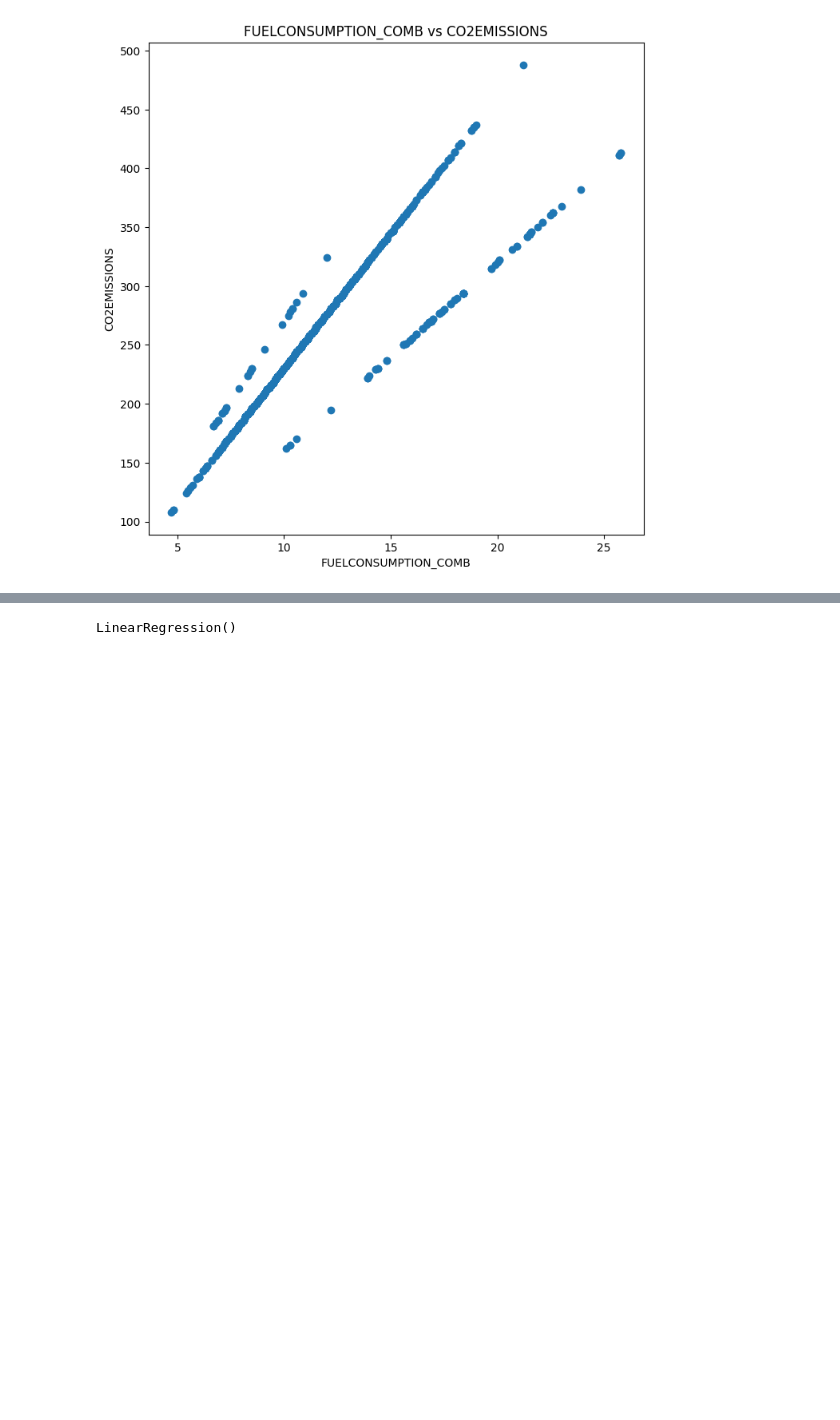
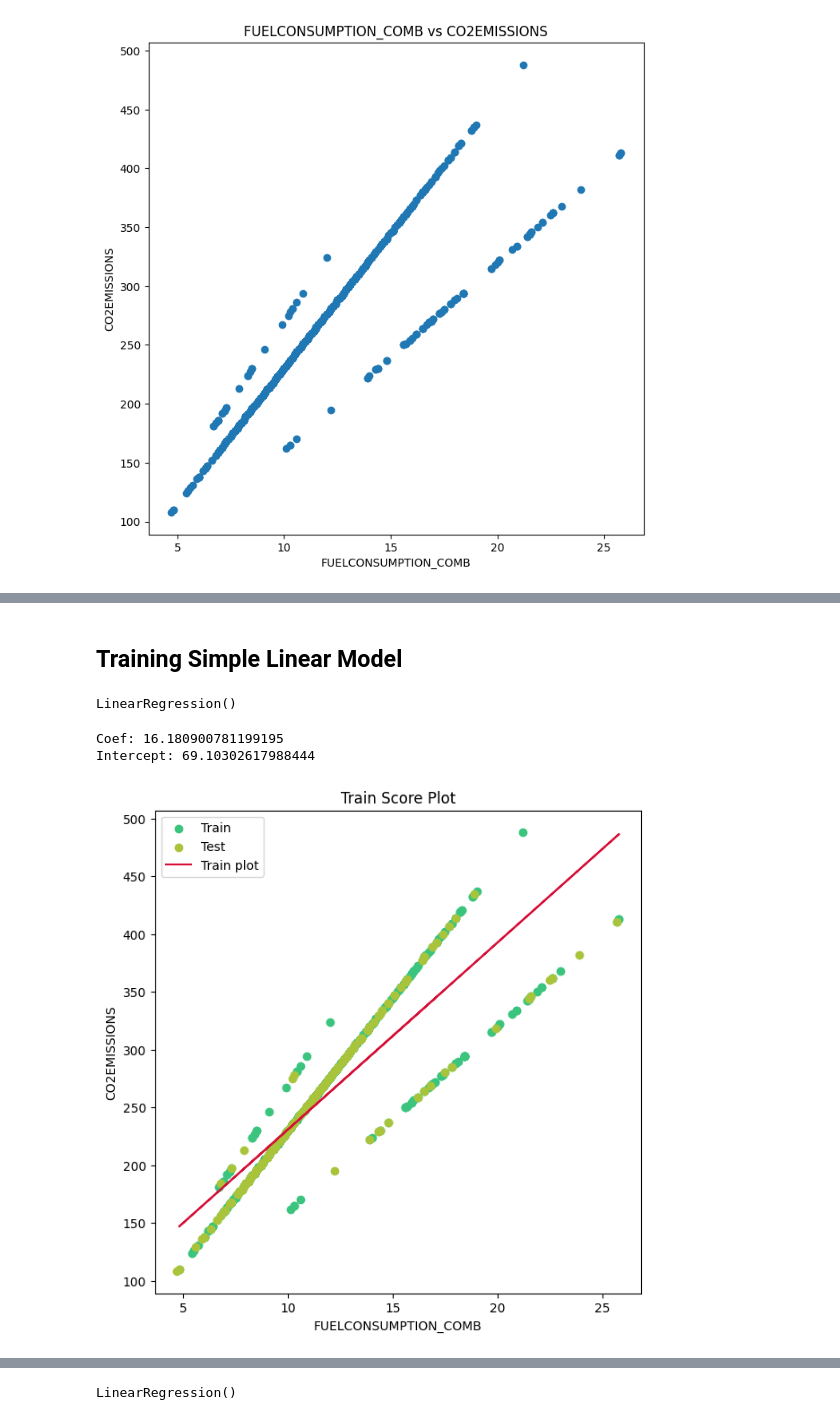
Before and after one commit to python-is-life2022/Fuel-Consumption-Regression-Models, a Jupyter notebook: Fuel_Consumption_Regression_Models.ipynb, the cells around one changed output, grey strips where cells are left out. Drawn from its saved outputs; the diff is of its cells as text; code cells hidden in the pictures; blank space fills up the shorter version.

```diff
--- a/Fuel_Consumption_Regression_Models.ipynb
+++ b/Fuel_Consumption_Regression_Models.ipynb
@@ -156,0 +161,3 @@ plt.show()
+# %%
+X = co2[['FUELCONSUMPTION_COMB']]
+y = co2['CO2EMISSIONS']
@@ -156,0 +167,4 @@ plt.show()
+# %%
+X_train_simple, X_test_simple, y_train_simple, y_test_simple = train_test_split(X, y, test_size= 0.2, random_state= 42)
+# %% [markdown]
+## Training Simple Linear Model
@@ -156,0 +173,24 @@ plt.show()
+# %%
+simple_regr.fit(X_train_simple, y_train_simple)
+# %% [output]
+LinearRegression()
+# %%
+print(f'Coef: {simple_regr.coef_[0]}\nIntercept: {simple_regr.intercept_}')
+# %% [output]
+Coef: 16.180900781199195
+Intercept: 69.10302617988444
+# %%
+y_train_hat = simple_regr.coef_[0] * X_train_simple[['FUELCONSUMPTION_COMB']] + simple_regr.intercept_
+y_test_hat = simple_regr.coef_[0] * X_test_simple[['FUELCONSUMPTION_COMB']] + simple_regr.intercept_
+# %%
+plt.figure(figsize= (7, 7))
+plt.scatter(X_train_simple['FUELCONSUMPTION_COMB'], y_train_simple, c= '#3bc47d', label= 'Train')
+plt.scatter(X_test_simple['FUELCONSUMPTION_COMB'], y_test_simple, c= '#a9c43b', label= 'Test')
+plt.plot(X_train_simple['FUELCONSUMPTION_COMB'], y_train_hat, c='#d60f37', label= 'Train plot')
+plt.title('Train Score Plot')
+plt.xlabel('FUELCONSUMPTION_COMB')
+plt.ylabel('CO2EMISSIONS')
+plt.legend()
+plt.show()
+# %% [output]
+[figure, added]
```
Also changed, not shown: parts of 22 cells of this notebook.
